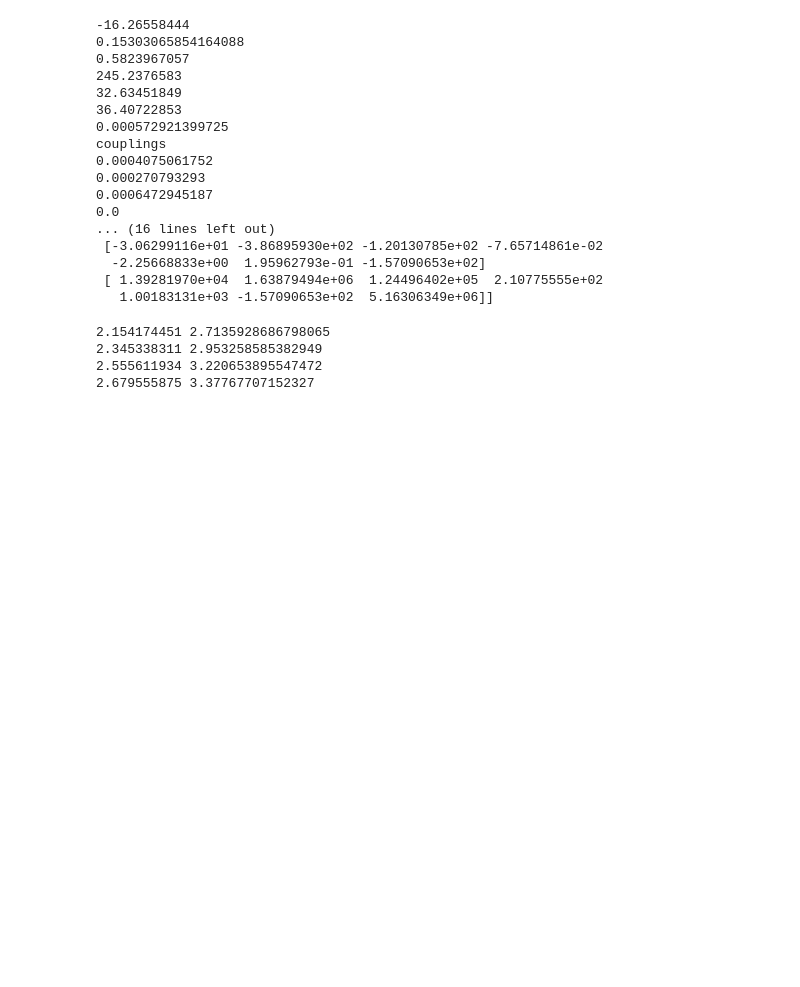
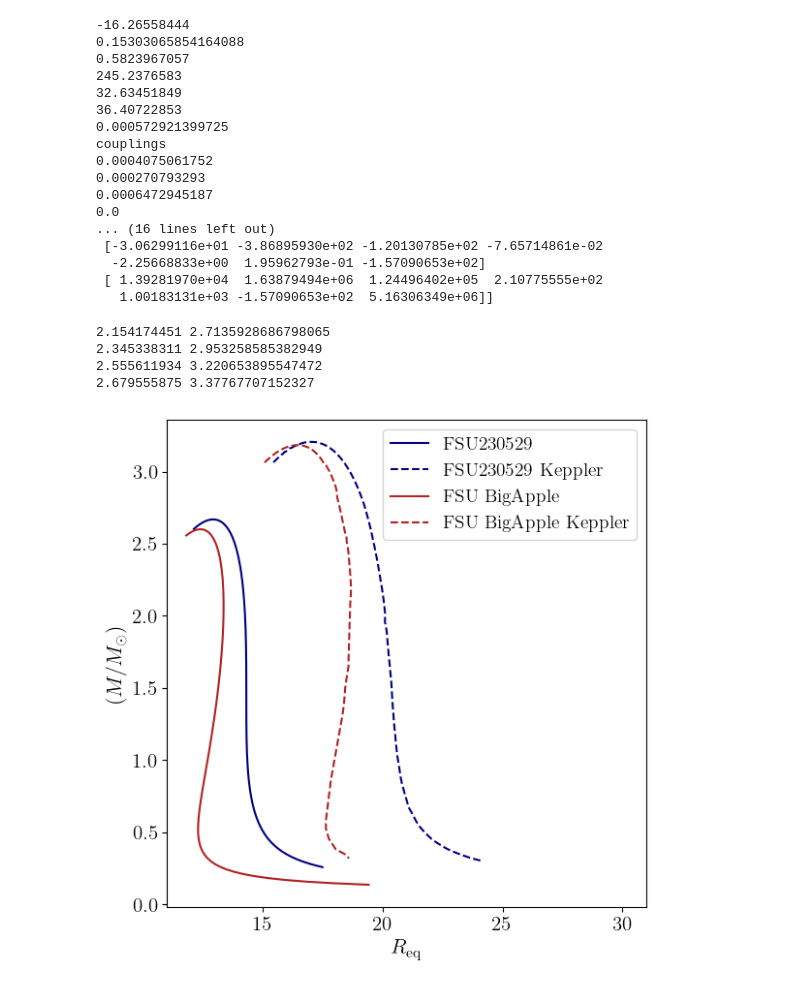
Before and after one commit to torquteam/FSU_FINITE, a Jupyter notebook: LIGO_Paper/MC.ipynb, the cells around one changed output. Saved outputs shown, nothing was run; the diff lists cells and outputs as text; code cells hidden in the pictures; blank space fills up the shorter version.

```diff
--- a/LIGO_Paper/MC.ipynb
+++ b/LIGO_Paper/MC.ipynb
@@ -233,3 +233,57 @@ print(statistics.mean(dat28),statistics.mean(MAX28))
 2.345338311 2.953258585382949
 2.555611934 3.220653895547472
 2.679555875 3.37767707152327
+# %%
+# Plot of maximum masses and kepler masses
+
+import matplotlib.pyplot as plt
+import numpy as np
+
+# Set font to a more professional style
+plt.rcParams.update({
+    'text.usetex': True,
+    'font.family': 'serif',
+    'font.serif': ['Computer Modern'],
+    'font.size': 14,
+    'axes.titlesize': 14,
+    'axes.labelsize': 16,
+    'xtick.labelsize': 15,
+    'ytick.labelsize': 15,
+    'legend.fontsize': 14,
+    'text.latex.preamble': r'\usepackage{bm}',
+})
+
+# Data for plotting
+tov_data1 = np.loadtxt("FSU230529_RM.txt")
+tov_data2 = np.loadtxt("FSUBigApple_RM.txt")
+kep_data1 = np.loadtxt("FSU230529_kep_MR.txt")
+kep_data2 = np.loadtxt("FSUBigApple_kep_MR.txt")
+
+# Create figure and subplots
+fig, ax1 = plt.subplots(1, 1, figsize=(6, 6))
+
+# Customization for ax1
+ax1.plot(tov_data1[:,3], tov_data1[:,4], label='FSU230529', color='navy',lw=1.5)
+ax1.plot(kep_data1[:,1], kep_data1[:,0], label='FSU230529 Keppler', color='navy',lw=1.5, ls='dashed')
+ax1.plot(tov_data2[:,3], tov_data2[:,4], label='FSU BigApple', color='firebrick',lw=1.5)
+ax1.plot(kep_data2[:,1], kep_data2[:,0], label='FSU BigApple Keppler', color='firebrick',lw=1.5, ls='dashed')
+
+#ax1.text(2.05, 0.65, r'$\mu = 2.679$', fontsize=12, color='black')
+ax1.set_xlabel(r'$R_{\rm eq}$',fontweight='bold')
+ax1.set_ylabel(r'$(M/M_{\odot})$',fontweight='bold')
+ax1.legend(loc='upper right')
+
+# Set x and y limits for ax1
+ax1.set_xlim([11, 31])
+#ax1.set_ylim([0, 1.3])
+
+# Adjust layout
+plt.tight_layout()
+
+# Save the figure (optional)
+plt.savefig('MR_kep.png', dpi=500)
+
+# Show plot
+plt.show()
+# %% [output]
+[figure, added]
```
Also changed, not shown: 23 other files.
